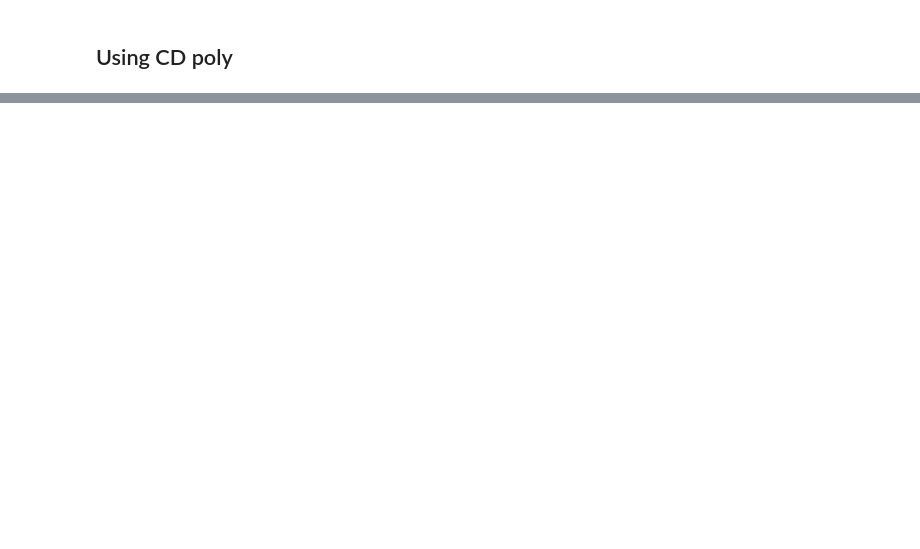
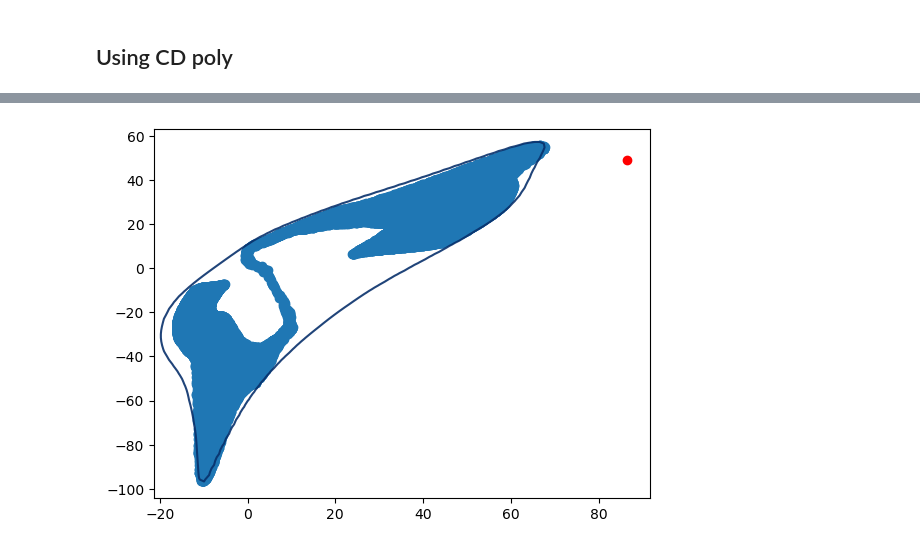
Before and after one commit to ljnel/cd-project, a Jupyter notebook: encoders/mlp.ipynb, the cells around one changed output, grey strips where cells are left out. Drawn from its saved outputs; the diff is of its cells as text; code cells hidden in the pictures; blank space fills up the shorter version.

```diff
--- a/encoders/mlp.ipynb
+++ b/encoders/mlp.ipynb
@@ -235,0 +273,7 @@ plot_level_set(p, alpha, ax)
+# %%
+fig, ax = plt.subplots()
+ax.scatter(*latents.numpy().T)
+ax.scatter(*latents_custom.T, color='red')
+plot_level_set(p, alpha, ax)
+# %% [output]
+[figure, added]
```
Also changed, not shown: parts of 15 cells of this notebook, 4 other files.
